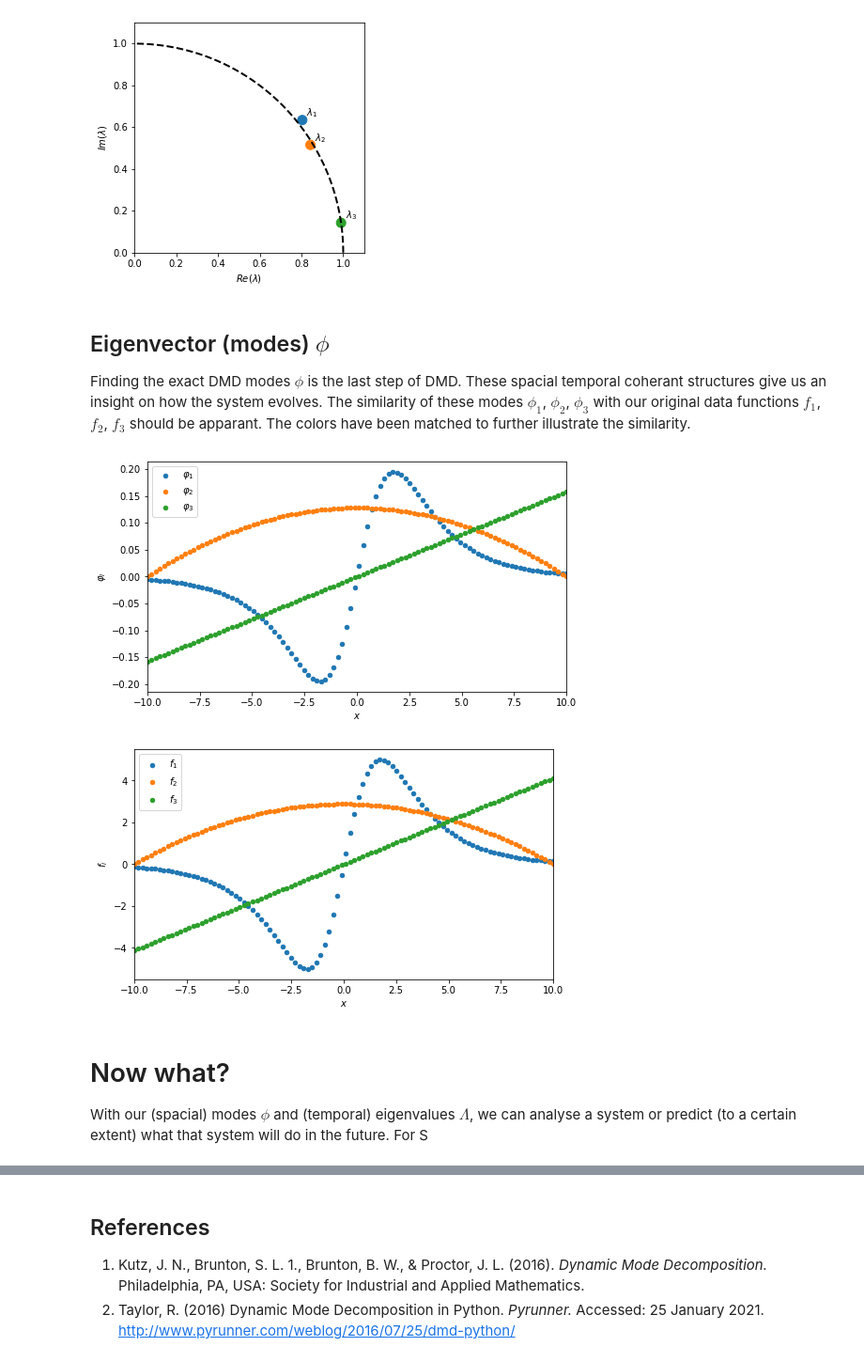
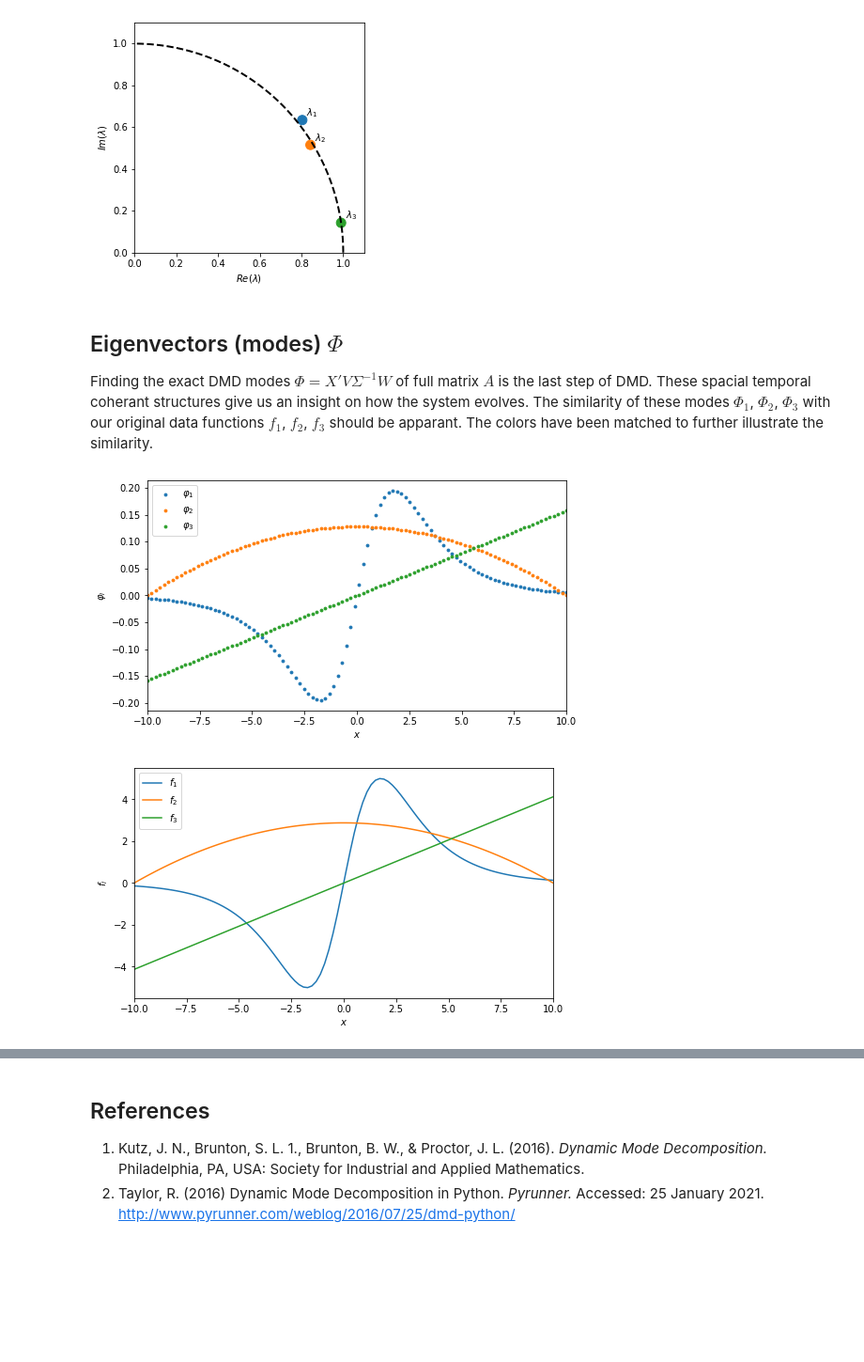
Before and after one commit to FlowModelingControl/flowtorch, a Jupyter notebook: docs/source/notebooks/DMD_introduction.ipynb, the cells around one changed output, grey strips where cells are left out. Shown at 94% size. Cells and saved outputs as stored; diff of their text form; code cells hidden in the pictures; blank space fills up the shorter version.

```diff
--- a/docs/source/notebooks/DMD_introduction.ipynb
+++ b/docs/source/notebooks/DMD_introduction.ipynb
@@ -250,41 +230,38 @@ ax.set_aspect(1)
 # %% [output]
 [figure]
 # %% [markdown]
-## Eigenvector (modes) $\phi$
+## Eigenvectors (modes) $\Phi$
 
-Finding the exact DMD modes $\phi$ is the last step of DMD. These spacial temporal coherant structures give us an insight on how the system evolves. The similarity of these modes $\phi_1$, $\phi_2$, $\phi_3$ with our original data functions $f_1$, $f_2$, $f_3$ should be apparant. The colors have been matched to further illustrate the similarity.
+Finding the exact DMD modes $\Phi = X'V\Sigma^{-1}W$ of full matrix $A$ is the last step of DMD. These spacial temporal coherant structures give us an insight on how the system evolves. The similarity of these modes $\Phi_1$, $\Phi_2$, $\Phi_3$ with our original data functions $f_1$, $f_2$, $f_3$ should be apparant. The colors have been matched to further illustrate the similarity.
 # %%
+'''Calculating eigenvectors'''
 phi = X_prime @ V @ s_inv @ vec #exact DMD modes
 
 
-
+'''Plotting eigenvectors'''
 def plot_dmd_modes(x, modes):
     fig, ax = plt.subplots(1, 1, figsize=(8, 4.5))
     for i in range(modes.shape[1]):
-        ax.scatter(x, pt.real(modes[:, i]), s=20, label=r"${:s}_{:d}$".format(r"{\varphi}", i+1))
+        ax.scatter(x, pt.real(modes[:, i]), s=8, label=r"${:s}_{:d}$".format(r"{\varphi}", i+1))
     ax.set_xlabel(r"$x$")
     ax.set_ylabel(r"$\varphi_i$")
     ax.set_xlim(pt.min(x), pt.max(x))
     ax.legend()
 
 
 def plot_og_data(x, f1, f2, f3):
     fig, ax = plt.subplots(1, 1, figsize=(8, 4.5))
-    one = ax.scatter(x, pt.real(f1[:, 0]), s=20, c='C0')
-    two = ax.scatter(x, pt.real(f2[:, 14]), s=20, c='C1')     #ein bisschen hingeschumelt..?
-    three = ax.scatter(x, pt.real(f3[:, 8]), s=20, c='C2')
+    one = ax.plot(x, pt.real(f1[:, 0]), c='C0', label='$f_1$')
+    two = ax.plot(x, pt.real(f2[:, 14]), c='C1', label='$f_2$')     #ein bisschen hingeschumelt..?
+    three = ax.plot(x, pt.real(f3[:, 8]), c='C2', label='$f_3$')
     ax.set_xlabel(r"$x$")
     ax.set_ylabel('$f_i$')
     ax.set_xlim(pt.min(x), pt.max(x))
-    ax.legend((one, two, three),('$f_1$','$f_2$','$f_3$'))
+    ax.legend()
+
 
 plot_dmd_modes(Xm[0,:], phi)
-
 plot_og_data(Xm[0,:], f1, f2, f3)
 # %% [output]
 [figure]
-[figure, old version]
+[figure, new version]
-# %% [markdown]
-# Now what?
-
-With our (spacial) modes $\phi$ and (temporal) eigenvalues $\Lambda$, we can analyse a system or predict (to a certain extent) what that system will do in the future. For S
```
Also changed, not shown: parts of 20 cells of this notebook.
